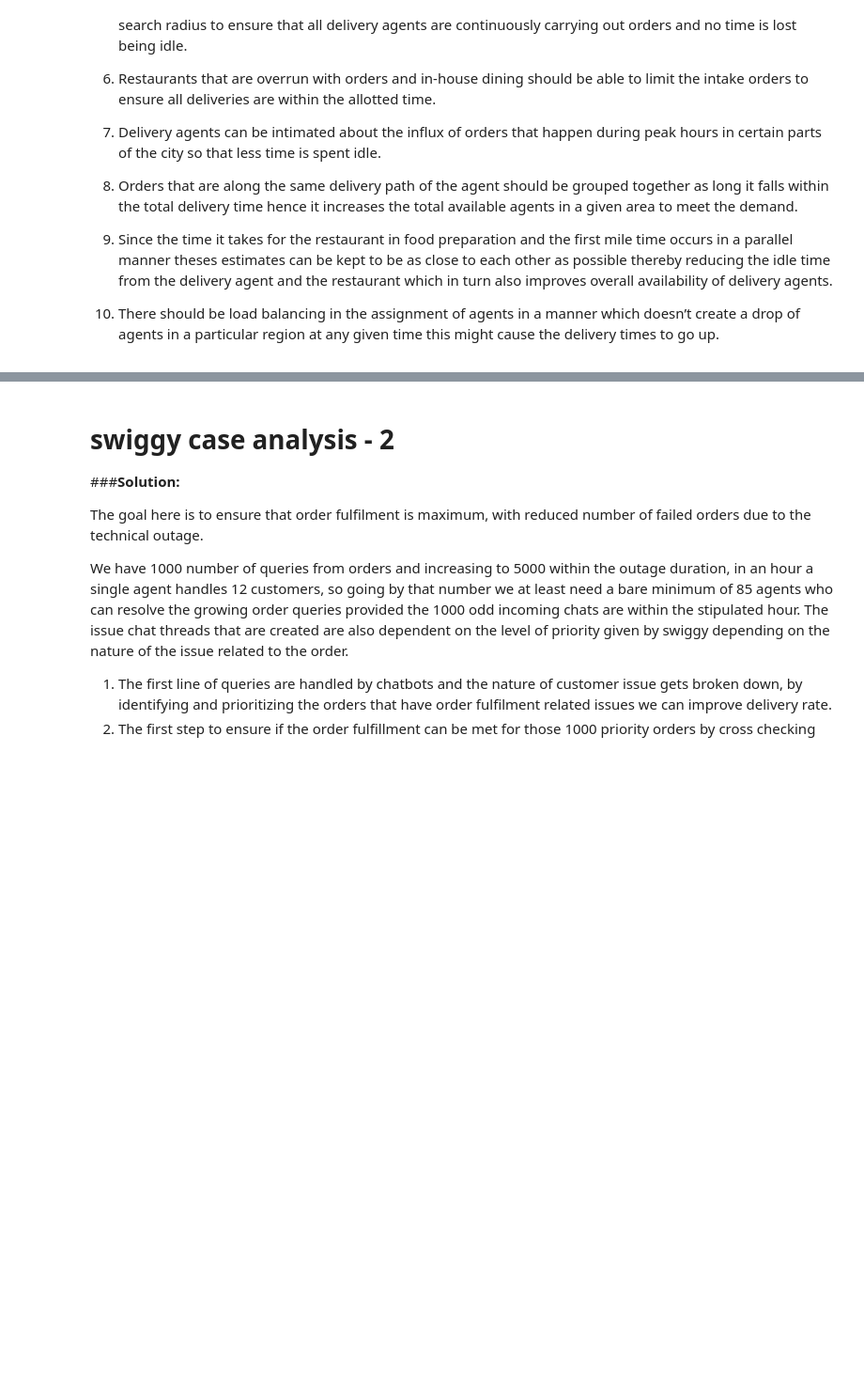
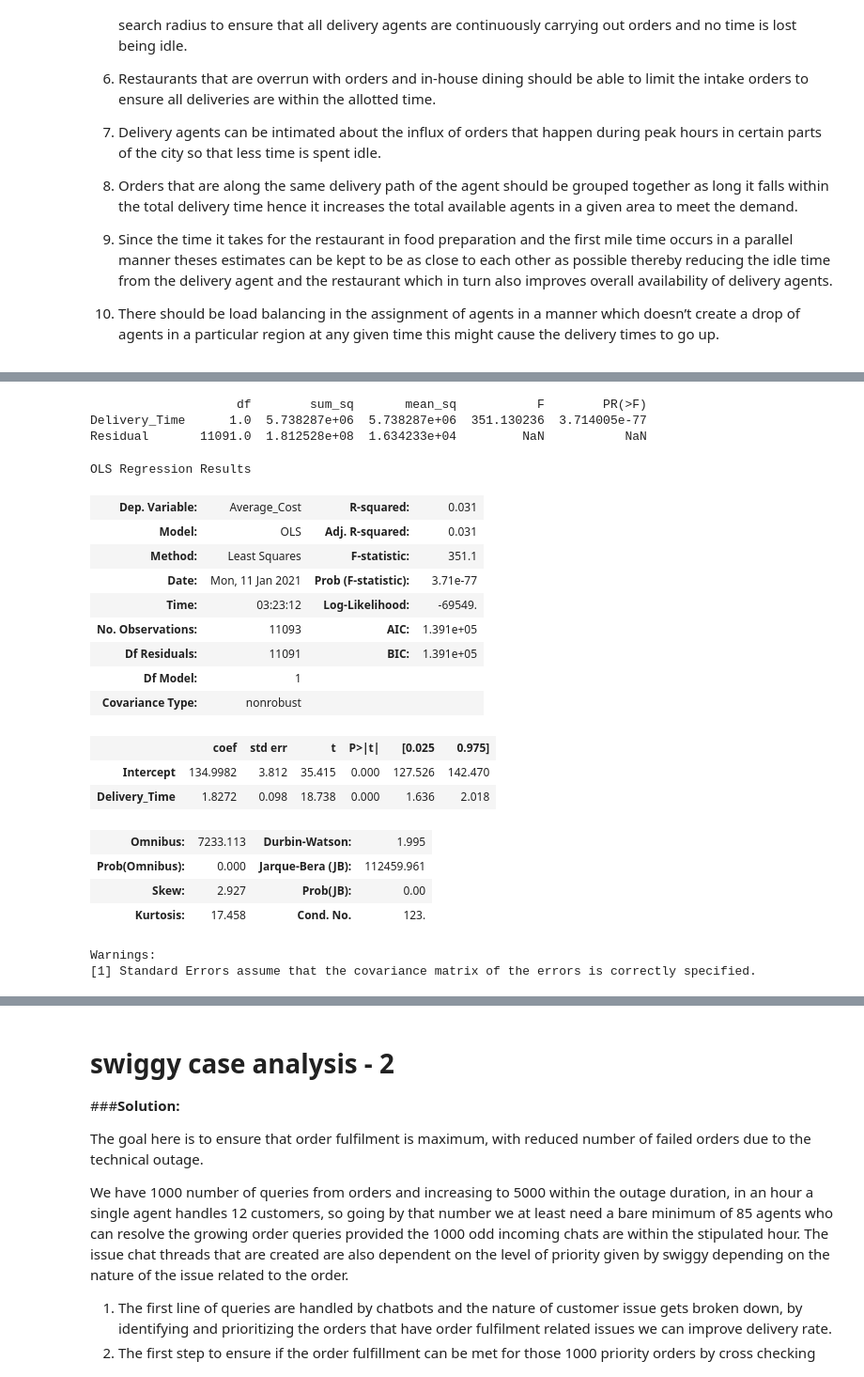
Before and after one commit to RichardPears/temp-workspace, a Jupyter notebook: swiggy_assessment.ipynb, the cells around one changed output, grey strips where cells are left out. Shown at 94% size. Drawn from its saved outputs; the diff is of its cells as text; code cells hidden in the pictures; blank space fills up the shorter version.

```diff
--- a/swiggy_assessment.ipynb
+++ b/swiggy_assessment.ipynb
@@ -43,0 +103,30 @@ The food aggregator model works around two major segments which has the followin
+# %%
+# data formating and cleaning
+df['Delivery_Time'] = df['Delivery_Time'].str.replace(' minutes','')
+df['Delivery_Time']=pd.to_numeric(df['Delivery_Time'])
+
+df['Minimum_Order'] = df['Minimum_Order'].str.replace("[^0-9]","")
+df['Minimum_Order'] = df['Minimum_Order'].str.strip()
+df['Minimum_Order']=pd.to_numeric(df['Minimum_Order'])
+
+df['Average_Cost'] = df['Average_Cost'].str.replace("[^0-9]","")
+df['Average_Cost'] = df['Average_Cost'].str.strip()
+df['Average_Cost']=pd.to_numeric(df['Average_Cost'])
+# %%
+
+df.Rating = df.Rating.replace("NEW",np.nan)
+df.Rating = df.Rating.replace("-",np.nan)
+df.Rating = df.Rating.replace("Opening Soon",np.nan)
+df.Rating = df.Rating.replace("Temporarily Closed",np.nan)
+df.Rating = df.Rating.astype('float')
+# %%
+df.Votes = df.Votes.replace("-",np.nan)
+df.Votes = df.Votes.astype('float')
+
+df.Reviews = df.Reviews.replace("-",np.nan)
+df.Reviews = df.Reviews.astype('float')
+
+
+df.Reviews.fillna(value=df.Reviews.mean(), inplace=True)
+df.Rating.fillna(value=df.Rating.mean(), inplace=True)
+df.Votes.fillna(value=df.Votes.mean(), inplace=True)
@@ -44,3 +161,34 @@ The food aggregator model works around two major segments which has the followin
+# %%
+import statsmodels.api as sm
+from statsmodels.formula.api import ols
+
+lm= ols('Average_Cost ~ Delivery_Time',data=df).fit()
+table=sm.stats.anova_lm(lm)
+print(table)
+lm.summary()
+# %% [output]
+                    df        sum_sq       mean_sq           F        PR(>F)
+Delivery_Time      1.0  5.738287e+06  5.738287e+06  351.130236  3.714005e-77
+Residual       11091.0  1.812528e+08  1.634233e+04         NaN           NaN
+OLS Regression Results
+| Dep. Variable: | Average_Cost | R-squared: | 0.031 |
+| Model: | OLS | Adj. R-squared: | 0.031 |
+| Method: | Least Squares | F-statistic: | 351.1 |
+| Date: | Mon, 11 Jan 2021 | Prob (F-statistic): | 3.71e-77 |
+| Time: | 03:23:12 | Log-Likelihood: | -69549. |
+| No. Observations: | 11093 | AIC: | 1.391e+05 |
+| Df Residuals: | 11091 | BIC: | 1.391e+05 |
+| Df Model: | 1 |  |  |
+| Covariance Type: | nonrobust |  |  |
+|  | coef | std err | t | P>|t| | [0.025 | 0.975] |
+| Intercept | 134.9982 | 3.812 | 35.415 | 0.000 | 127.526 | 142.470 |
+| Delivery_Time | 1.8272 | 0.098 | 18.738 | 0.000 | 1.636 | 2.018 |
+| Omnibus: | 7233.113 | Durbin-Watson: | 1.995 |
+| Prob(Omnibus): | 0.000 | Jarque-Bera (JB): | 112459.961 |
+| Skew: | 2.927 | Prob(JB): | 0.00 |
+| Kurtosis: | 17.458 | Cond. No. | 123. |
+Warnings:
+[1] Standard Errors assume that the covariance matrix of the errors is correctly specified.
 # %%
 # Bangalore map overlay to be used to determine regions that accelarate demand in orders during peak hours
 bang_map = folium.Map(location=[12.9716, 77.5946],zoom_start=11.8)
```
Also changed, not shown: parts of 10 cells of this notebook.
